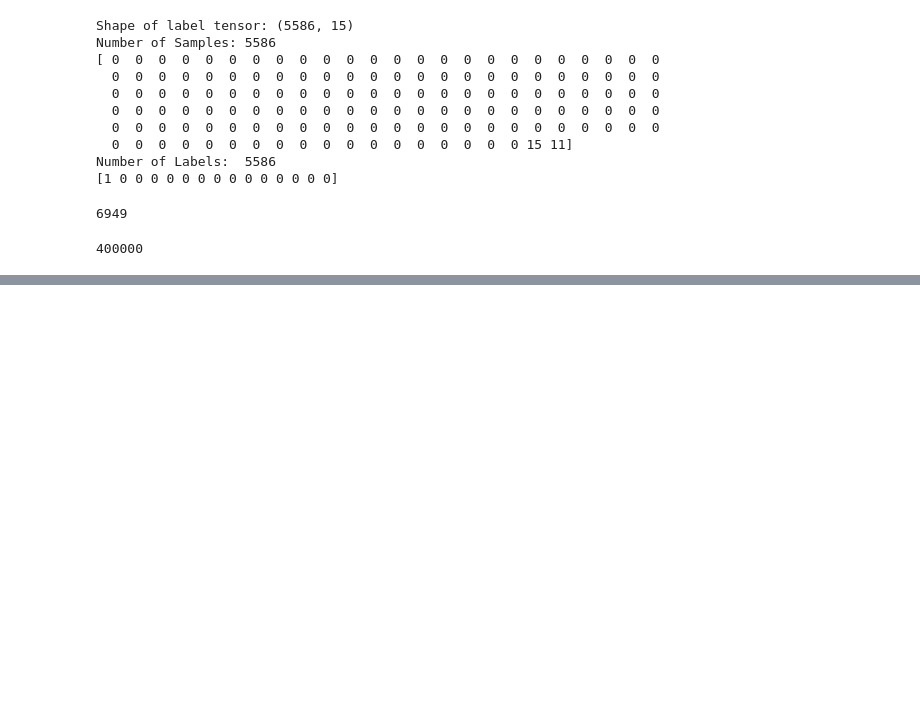
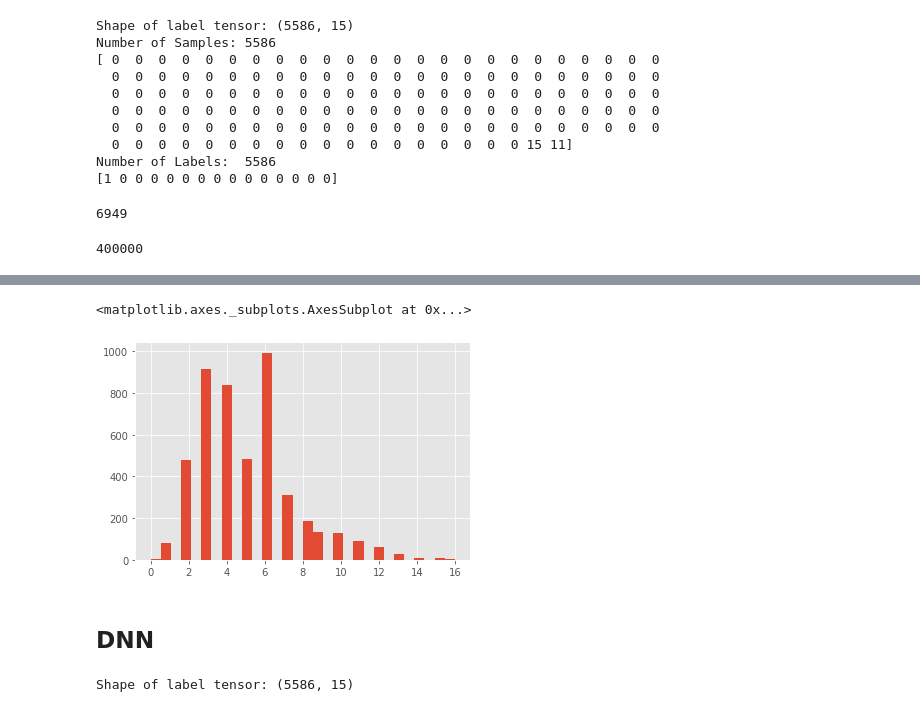
Before and after one commit to cibaca/nlp-automatic-ticket-system, a Jupyter notebook: nlp-automatic-ticket-model.ipynb, the cells around one changed output, grey strips where cells are left out. Drawn from its saved outputs; the diff is of its cells as text; code cells hidden in the pictures; blank space fills up the shorter version.

```diff
--- a/nlp-automatic-ticket-model.ipynb
+++ b/nlp-automatic-ticket-model.ipynb
@@ -1207,2 +1013,5 @@ weighted avg       0.72      0.74      0.71      1406
 # %% [markdown]
 ## Glove Embedding with lstm
+# %%
+Y = pd.get_dummies(df_en['assignment_group']).values
+print('Shape of label tensor:', Y.shape)
@@ -1365,0 +1168,10 @@ from keras.callbacks import EarlyStopping
+# %%
+# get length of all the messages in the train set
+seq_len = [len(i.split()) for i in X_train]
+
+pd.Series(seq_len).hist(bins = 30)
+# %% [output]
+<matplotlib.axes._subplots.AxesSubplot at 0x...>
+[figure, added]
+# %% [markdown]
+## DNN
@@ -1365,0 +1186,5 @@ from keras.callbacks import EarlyStopping
+# %%
+Y = pd.get_dummies(df_en["assignment_group"]).values
+print('Shape of label tensor:', Y.shape)
+# %% [output]
+Shape of label tensor: (5586, 15)
```
Also changed, not shown: parts of 187 cells of this notebook.
